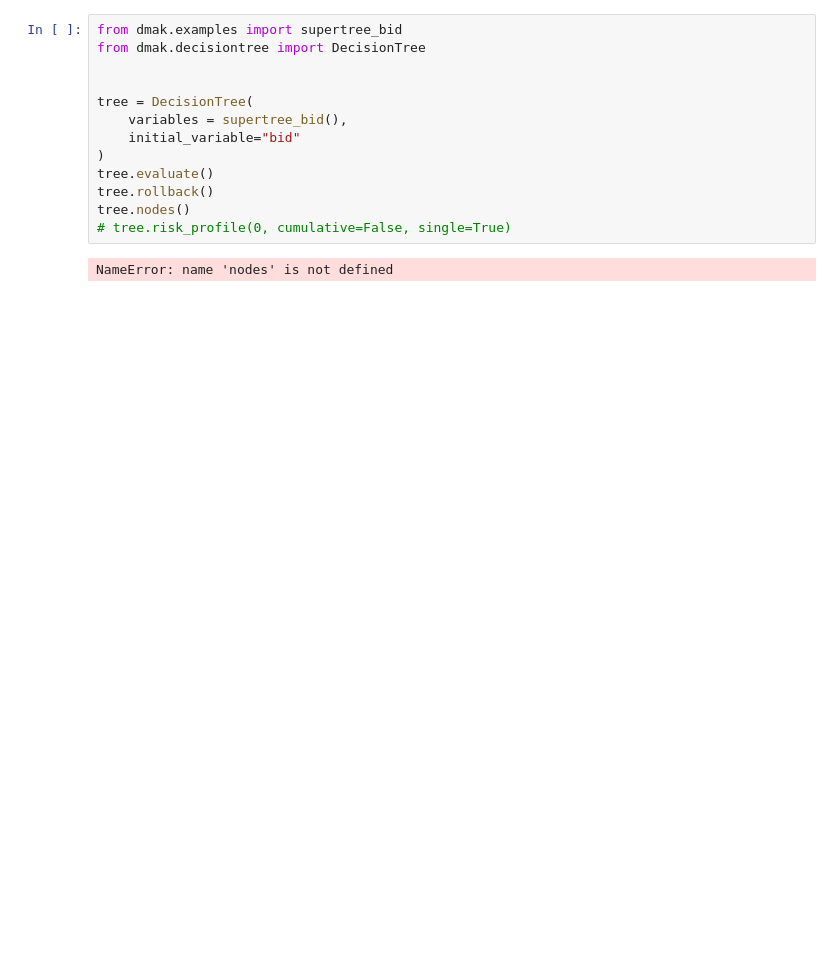
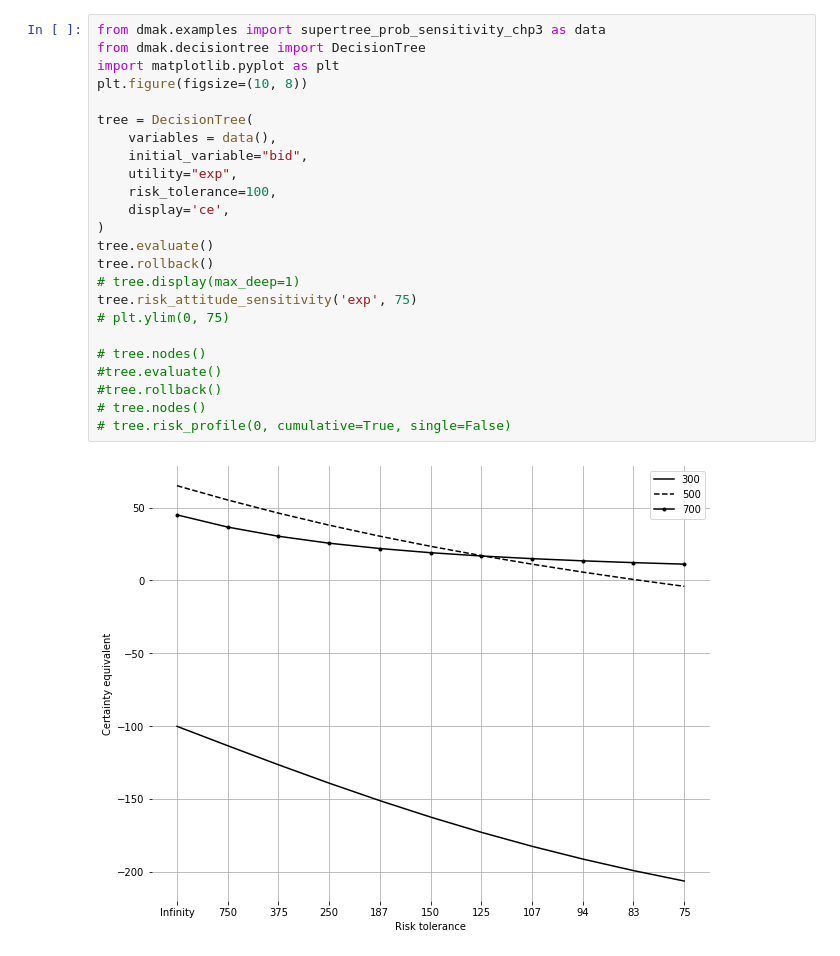
Before and after one commit to jdvelasq/decision-analysis, a Jupyter notebook: notebook.ipynb, the cells around one changed output. Saved outputs shown, nothing was run; the diff lists cells and outputs as text; blank space fills up the shorter version.

```diff
--- a/notebook.ipynb
+++ b/notebook.ipynb
@@ -1,15 +1,26 @@
 # %%
-from dmak.examples import supertree_bid
+from dmak.examples import supertree_prob_sensitivity_chp3 as data
 from dmak.decisiontree import DecisionTree
-
+import matplotlib.pyplot as plt
+plt.figure(figsize=(10, 8))
 
 tree = DecisionTree(
-    variables = supertree_bid(),
-    initial_variable="bid"
+    variables = data(),
+    initial_variable="bid",
+    utility="exp",
+    risk_tolerance=100,
+    display='ce',
 )
 tree.evaluate()
 tree.rollback()
-tree.nodes()
-# tree.risk_profile(0, cumulative=False, single=True)
+# tree.display(max_deep=1)
+tree.risk_attitude_sensitivity('exp', 75)
+# plt.ylim(0, 75)
+
+# tree.nodes()
+#tree.evaluate()
+#tree.rollback()
+# tree.nodes()
+# tree.risk_profile(0, cumulative=True, single=False)
 # %% [output]
-NameError: name 'nodes' is not defined
+[figure, added]
```
Also changed, not shown: parts of 2 cells of this notebook, 12 other files.
